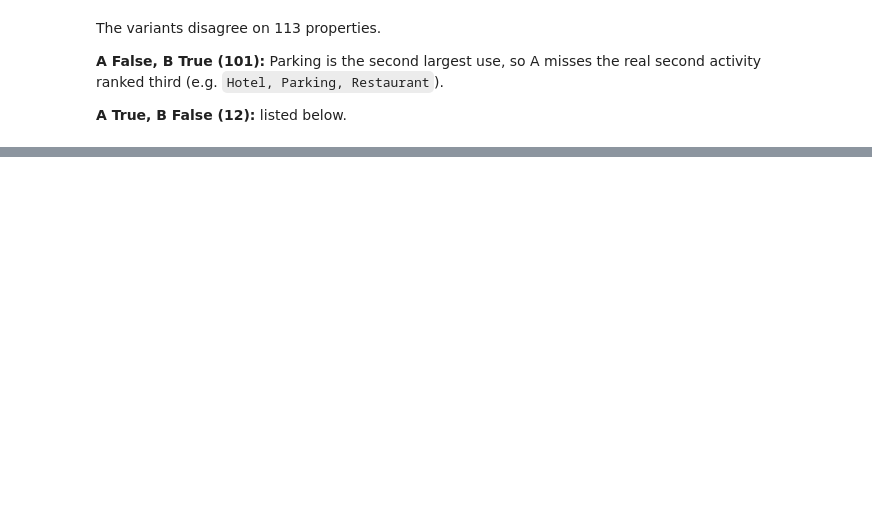
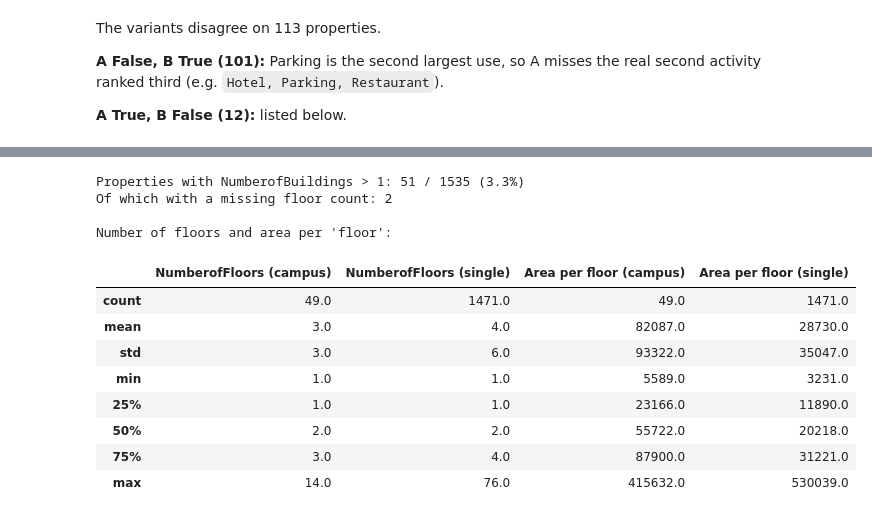
Before and after one commit to dapitch666/oc-p03-seattle-building-energy, a Jupyter notebook: notebooks/02_feature_engineering.ipynb, the cells around one changed output, grey strips where cells are left out. Cells and saved outputs as stored; diff of their text form; code cells hidden in the pictures; blank space fills up the shorter version.

```diff
--- a/notebooks/02_feature_engineering.ipynb
+++ b/notebooks/02_feature_engineering.ipynb
@@ -306,0 +342,10 @@ fixed, business-justified bounds (e.g. successive energy codes), at least a few
+# %%
+period_labels = ["Before 1946", "1946-1976", "1977-1990", "1991-2008", "2009+"]
+period = pd.cut(
+    df["YearBuilt"],
+    bins=[-np.inf, 1945, 1976, 1990, 2008, np.inf],
+    labels=period_labels,
+).rename("ConstructionPeriod")
+
+intensity = df["SiteEnergyUse(kBtu)"] / df["PropertyGFABuilding(s)"]
+(intensity.groupby(period).agg(properties="count", median_intensity="median").round(1))
@@ -306,0 +371,3 @@ fixed, business-justified bounds (e.g. successive energy codes), at least a few
+# %%
+df["ConstructionPeriod"] = period
+columns_to_drop.append("YearBuilt")
@@ -306,0 +399,30 @@ fixed, business-justified bounds (e.g. successive energy codes), at least a few
+# %%
+is_campus = df["NumberofBuildings"] > 1
+print(
+    f"Properties with NumberofBuildings > 1: {is_campus.sum()} / {len(df)} ({is_campus.mean():.1%})"
+)
+print(f"Of which with a missing floor count: {(is_campus & floors.isna()).sum()}")
+
+print("\nNumber of floors and area per 'floor':")
+pd.DataFrame(
+    {
+        "NumberofFloors (campus)": floors[is_campus].describe(),
+        "NumberofFloors (single)": floors[~is_campus].describe(),
+        "Area per floor (campus)": (b / floors)[is_campus].describe(),
+        "Area per floor (single)": (b / floors)[~is_campus].describe(),
+    }
+).round(0)
+# %% [output]
+Properties with NumberofBuildings > 1: 51 / 1535 (3.3%)
+Of which with a missing floor count: 2
+
+Number of floors and area per 'floor':
+|  | NumberofFloors (campus) | NumberofFloors (single) | Area per floor (campus) | Area per floor (single) |
+| count | 49.0 | 1471.0 | 49.0 | 1471.0 |
+| mean | 3.0 | 4.0 | 82087.0 | 28730.0 |
+| std | 3.0 | 6.0 | 93322.0 | 35047.0 |
+| min | 1.0 | 1.0 | 5589.0 | 3231.0 |
+| 25% | 1.0 | 1.0 | 23166.0 | 11890.0 |
+| 50% | 2.0 | 2.0 | 55722.0 | 20218.0 |
+| 75% | 3.0 | 4.0 | 87900.0 | 31221.0 |
+| max | 14.0 | 76.0 | 415632.0 | 530039.0 |
```
Also changed, not shown: parts of 32 cells of this notebook.
